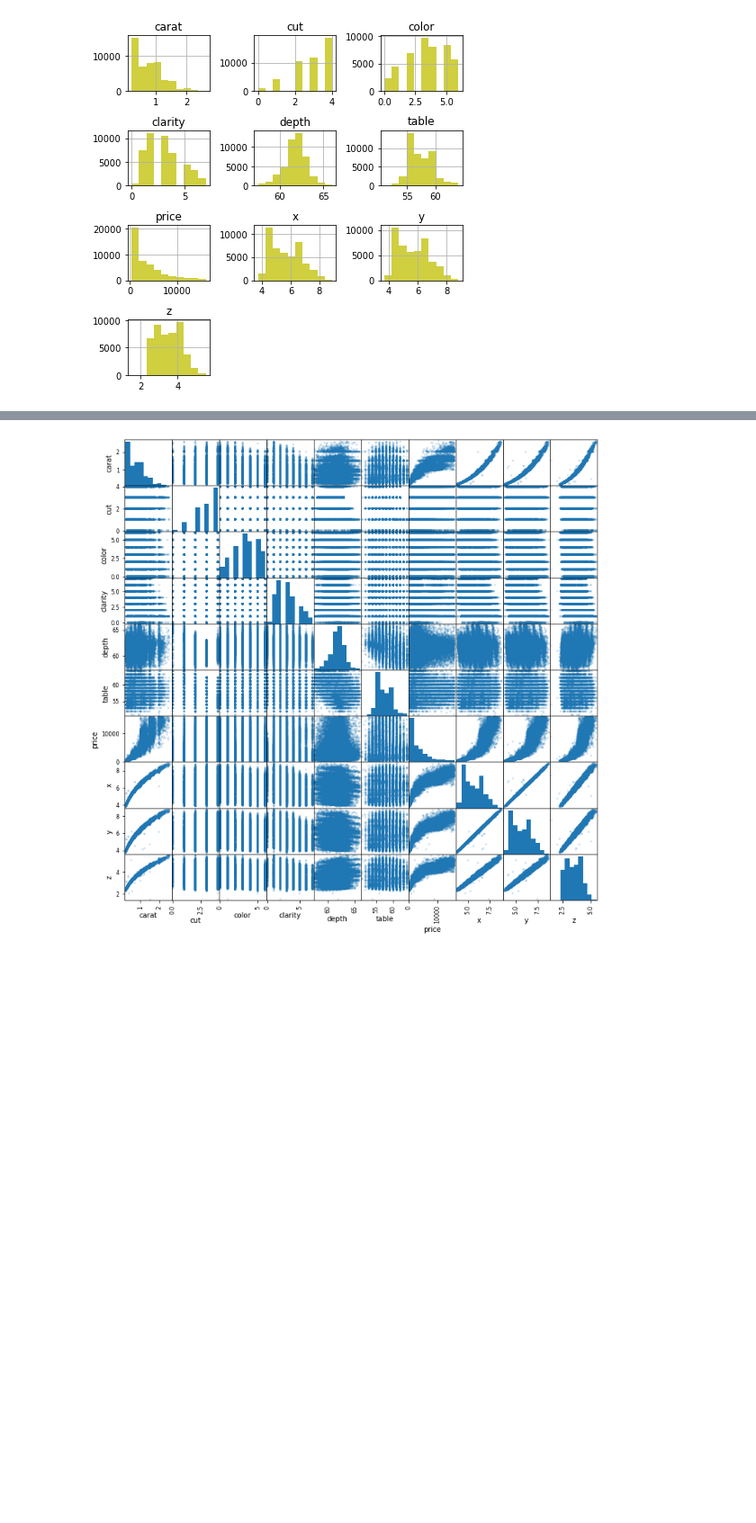
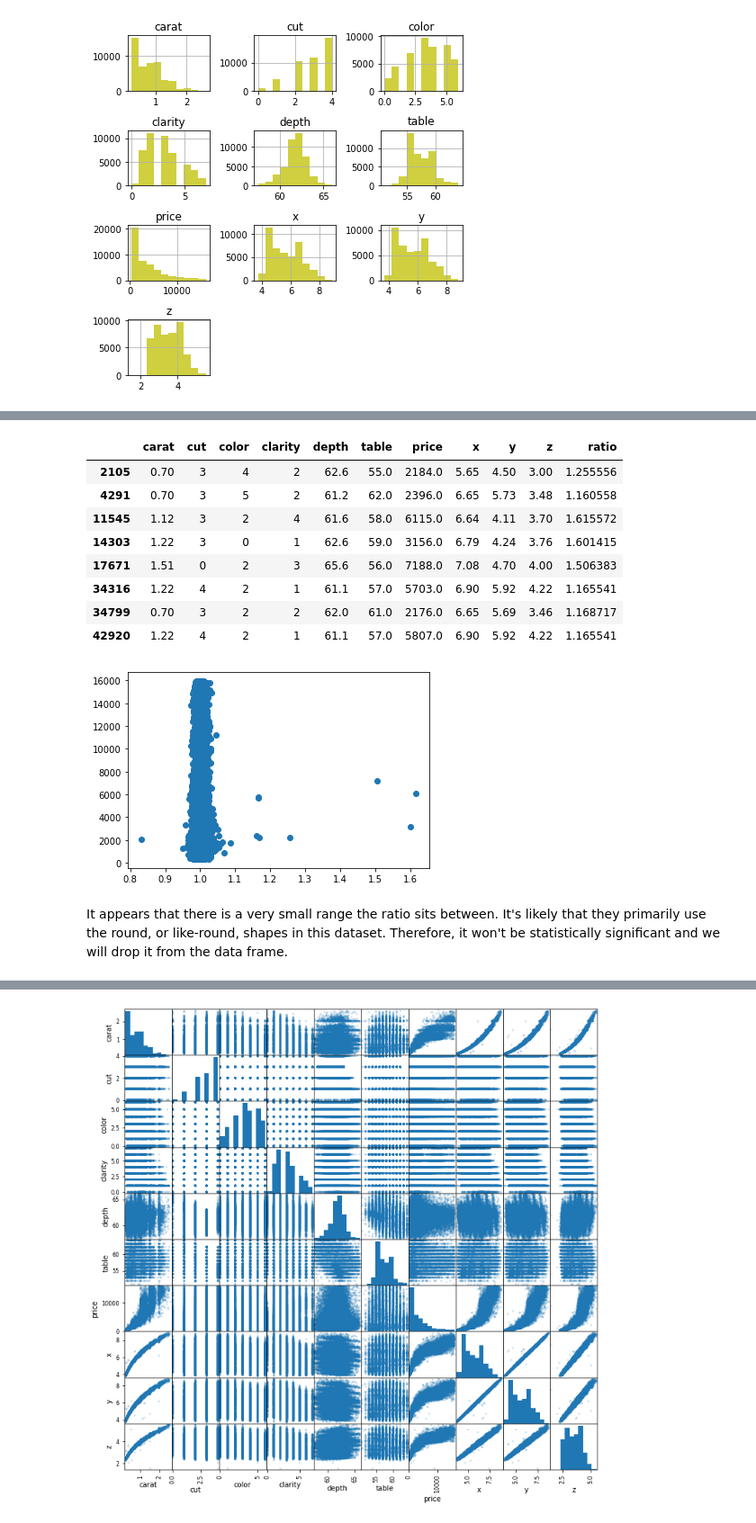
Before and after one commit to Jbglet29/AIT580_T7_Final_Project, a Jupyter notebook: AIT580_T7_GCT_Final_Project.ipynb, the cells around one changed output, grey strips where cells are left out. Shown at 90% size. Drawn from its saved outputs; the diff is of its cells as text; code cells hidden in the pictures; blank space fills up the shorter version.

```diff
--- a/AIT580_T7_GCT_Final_Project.ipynb
+++ b/AIT580_T7_GCT_Final_Project.ipynb
@@ -205,0 +210,29 @@ There we go, much better. Now we have diamonds ranging up to 3 carats, which is
+# %%
+#Calculate the ratio
+ratio = []
+xy = pd.DataFrame(data, columns = ['x', 'y'])
+
+i = 0
+
+for value in xy.values:
+
+    r = value[0]/value[1]
+    ratio.append(r)
+
+data['ratio'] = ratio
+# %%
+plt.scatter(data.ratio, data.price)
+data[(data.ratio > 1.1)]
+# %% [output]
+|  | carat | cut | color | clarity | depth | table | price | x | y | z | ratio |
+| 2105 | 0.70 | 3 | 4 | 2 | 62.6 | 55.0 | 2184.0 | 5.65 | 4.50 | 3.00 | 1.255556 |
+| 4291 | 0.70 | 3 | 5 | 2 | 61.2 | 62.0 | 2396.0 | 6.65 | 5.73 | 3.48 | 1.160558 |
+| 11545 | 1.12 | 3 | 2 | 4 | 61.6 | 58.0 | 6115.0 | 6.64 | 4.11 | 3.70 | 1.615572 |
+| 14303 | 1.22 | 3 | 0 | 1 | 62.6 | 59.0 | 3156.0 | 6.79 | 4.24 | 3.76 | 1.601415 |
+| 17671 | 1.51 | 0 | 2 | 3 | 65.6 | 56.0 | 7188.0 | 7.08 | 4.70 | 4.00 | 1.506383 |
+| 34316 | 1.22 | 4 | 2 | 1 | 61.1 | 57.0 | 5703.0 | 6.90 | 5.92 | 4.22 | 1.165541 |
+| 34799 | 0.70 | 3 | 2 | 2 | 62.0 | 61.0 | 2176.0 | 6.65 | 5.69 | 3.46 | 1.168717 |
+| 42920 | 1.22 | 4 | 2 | 1 | 61.1 | 57.0 | 5807.0 | 6.90 | 5.92 | 4.22 | 1.165541 |
+[figure, added]
+# %% [markdown]
+It appears that there is a very small range the ratio sits between. It's likely that they primarily use the round, or like-round, shapes in this dataset. Therefore, it won't be statistically significant and we will drop it from the data frame.
```
Also changed, not shown: parts of 62 cells of this notebook.
